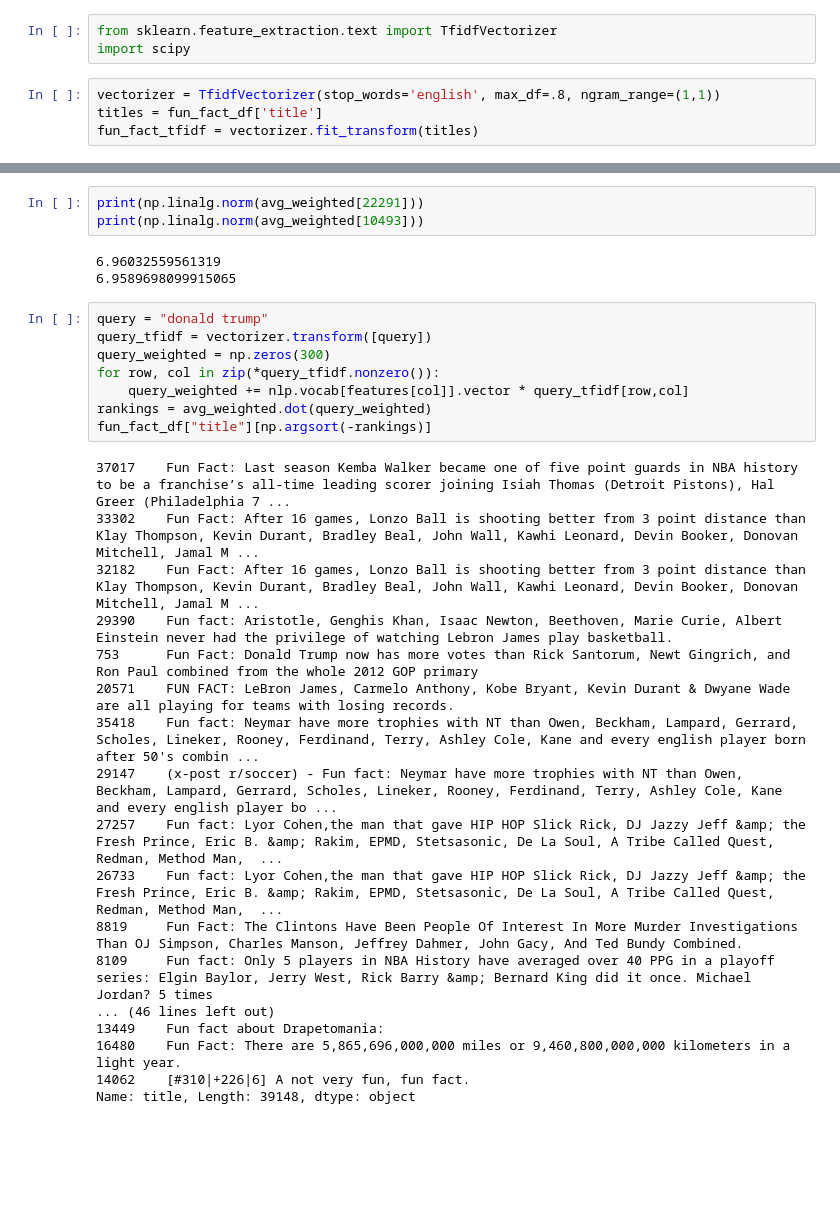
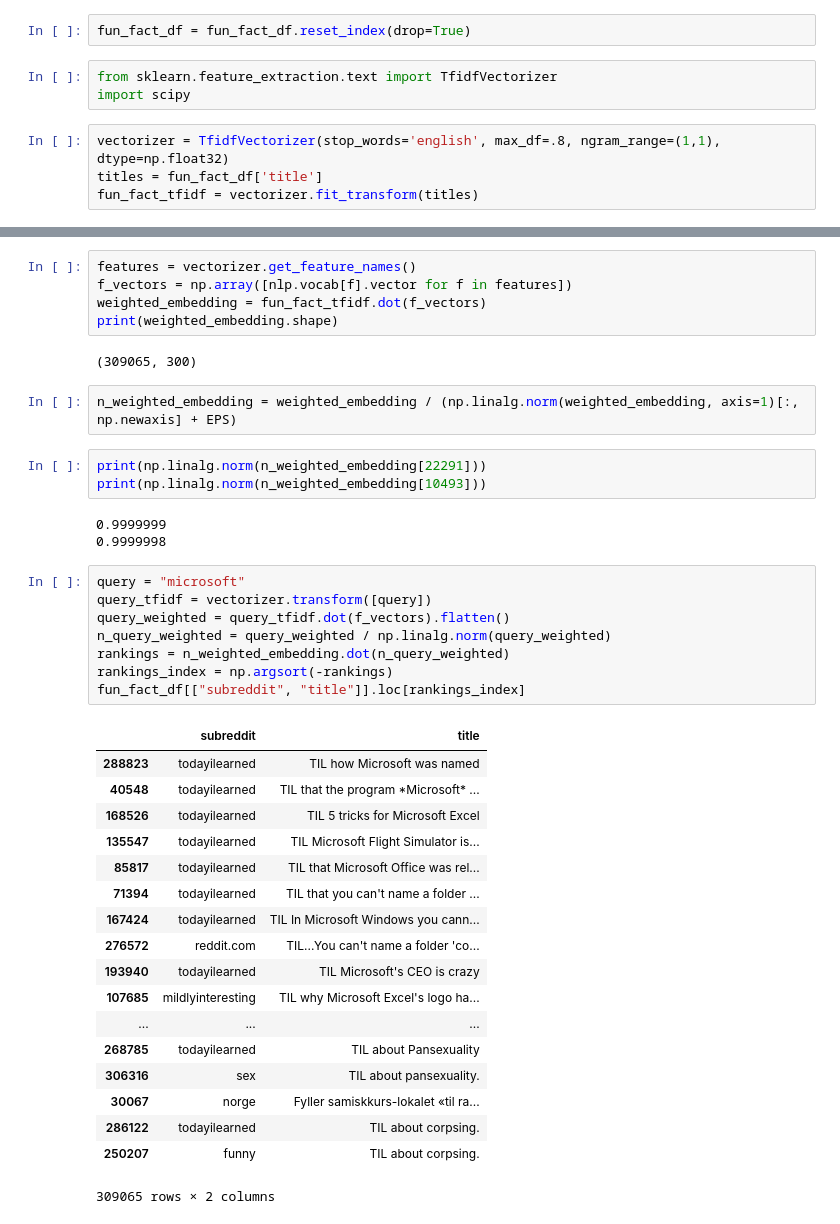
Before and after one commit to dannyqiu/fun-fax, a Jupyter notebook: incubator/weighted_word_embeddings.ipynb, the cells around one changed output, grey strips where cells are left out. Saved outputs shown, nothing was run; the diff lists cells and outputs as text; blank space fills up the shorter version.

```diff
--- a/incubator/weighted_word_embeddings.ipynb
+++ b/incubator/weighted_word_embeddings.ipynb
@@ -13,8 +18,10 @@ fun_fact_df = fun_fact_df.dropna(axis='rows', subset=required_columns).reset_ind
+# %%
+fun_fact_df = fun_fact_df.reset_index(drop=True)
 # %%
 from sklearn.feature_extraction.text import TfidfVectorizer
 import scipy
 # %%
-vectorizer = TfidfVectorizer(stop_words='english', max_df=.8, ngram_range=(1,1))
+vectorizer = TfidfVectorizer(stop_words='english', max_df=.8, ngram_range=(1,1), dtype=np.float32)
 titles = fun_fact_df['title']
 fun_fact_tfidf = vectorizer.fit_transform(titles)
 # %%
@@ -52,35 +50,45 @@ matrix([[1],
+# %%
+features = vectorizer.get_feature_names()
+f_vectors = np.array([nlp.vocab[f].vector for f in features])
+weighted_embedding = fun_fact_tfidf.dot(f_vectors)
+print(weighted_embedding.shape)
+# %% [output]
+(309065, 300)
+# %%
+n_weighted_embedding = weighted_embedding / (np.linalg.norm(weighted_embedding, axis=1)[:, np.newaxis] + EPS)
 # %%
-print(np.linalg.norm(avg_weighted[22291]))
-print(np.linalg.norm(avg_weighted[10493]))
+print(np.linalg.norm(n_weighted_embedding[22291]))
+print(np.linalg.norm(n_weighted_embedding[10493]))
 # %% [output]
-6.96032559561319
-6.9589698099915065
+0.9999999
+0.9999998
-# %%
-query = "donald trump"
-query_tfidf = vectorizer.transform([query])
-query_weighted = np.zeros(300)
-for row, col in zip(*query_tfidf.nonzero()):
-    query_weighted += nlp.vocab[features[col]].vector * query_tfidf[row,col]
-rankings = avg_weighted.dot(query_weighted)
-fun_fact_df["title"][np.argsort(-rankings)]
-# %% [output]
-37017    Fun Fact: Last season Kemba Walker became one of five point guards in NBA history to be a franchise’s all-time leading scorer joining Isiah Thomas (Detroit Pistons), Hal Greer (Philadelphia 7 ...
-33302    Fun Fact: After 16 games, Lonzo Ball is shooting better from 3 point distance than Klay Thompson, Kevin Durant, Bradley Beal, John Wall, Kawhi Leonard, Devin Booker, Donovan Mitchell, Jamal M ...
-32182    Fun Fact: After 16 games, Lonzo Ball is shooting better from 3 point distance than Klay Thompson, Kevin Durant, Bradley Beal, John Wall, Kawhi Leonard, Devin Booker, Donovan Mitchell, Jamal M ...
-29390    Fun fact: Aristotle, Genghis Khan, Isaac Newton, Beethoven, Marie Curie, Albert Einstein never had the privilege of watching Lebron James play basketball.
-753      Fun Fact: Donald Trump now has more votes than Rick Santorum, Newt Gingrich, and Ron Paul combined from the whole 2012 GOP primary
-20571    FUN FACT: LeBron James, Carmelo Anthony, Kobe Bryant, Kevin Durant & Dwyane Wade are all playing for teams with losing records.
-35418    Fun fact: Neymar have more trophies with NT than Owen, Beckham, Lampard, Gerrard, Scholes, Lineker, Rooney, Ferdinand, Terry, Ashley Cole, Kane and every english player born after 50's combin ...
-29147    (x-post r/soccer) - Fun fact: Neymar have more trophies with NT than Owen, Beckham, Lampard, Gerrard, Scholes, Lineker, Rooney, Ferdinand, Terry, Ashley Cole, Kane and every english player bo ...
-27257    Fun fact: Lyor Cohen,the man that gave HIP HOP Slick Rick, DJ Jazzy Jeff &amp; the Fresh Prince, Eric B. &amp; Rakim, EPMD, Stetsasonic, De La Soul, A Tribe Called Quest, Redman, Method Man,  ...
-26733    Fun fact: Lyor Cohen,the man that gave HIP HOP Slick Rick, DJ Jazzy Jeff &amp; the Fresh Prince, Eric B. &amp; Rakim, EPMD, Stetsasonic, De La Soul, A Tribe Called Quest, Redman, Method Man,  ...
-8819     Fun Fact: The Clintons Have Been People Of Interest In More Murder Investigations Than OJ Simpson, Charles Manson, Jeffrey Dahmer, John Gacy, And Ted Bundy Combined.
-8109     Fun fact: Only 5 players in NBA History have averaged over 40 PPG in a playoff series: Elgin Baylor, Jerry West, Rick Barry &amp; Bernard King did it once. Michael Jordan? 5 times
-... (46 lines left out)
-13449    Fun fact about Drapetomania:
-16480    Fun Fact: There are 5,865,696,000,000 miles or 9,460,800,000,000 kilometers in a light year.
-14062    [#310|+226|6] A not very fun, fun fact.
-Name: title, Length: 39148, dtype: object
+# %%
+query = "microsoft"
+query_tfidf = vectorizer.transform([query])
+query_weighted = query_tfidf.dot(f_vectors).flatten()
+n_query_weighted = query_weighted / np.linalg.norm(query_weighted)
+rankings = n_weighted_embedding.dot(n_query_weighted)
+rankings_index = np.argsort(-rankings)
+fun_fact_df[["subreddit", "title"]].loc[rankings_index]
+# %% [output]
+|  | subreddit | title |
+| 288823 | todayilearned | TIL how Microsoft was named |
+| 40548 | todayilearned | TIL that the program *Microsoft* ... |
+| 168526 | todayilearned | TIL 5 tricks for Microsoft Excel |
+| 135547 | todayilearned | TIL Microsoft Flight Simulator is... |
+| 85817 | todayilearned | TIL that Microsoft Office was rel... |
+| 71394 | todayilearned | TIL that you can't name a folder ... |
+| 167424 | todayilearned | TIL In Microsoft Windows you cann... |
+| 276572 | reddit.com | TIL...You can't name a folder 'co... |
+| 193940 | todayilearned | TIL Microsoft's CEO is crazy |
+| 107685 | mildlyinteresting | TIL why Microsoft Excel's logo ha... |
+| ... | ... | ... |
+| 268785 | todayilearned | TIL about Pansexuality |
+| 306316 | sex | TIL about pansexuality. |
+| 30067 | norge | Fyller samiskkurs-lokalet «til ra... |
+| 286122 | todayilearned | TIL about corpsing. |
+| 250207 | funny | TIL about corpsing. |
+309065 rows × 2 columns
 # %%
 query_tfidf.data
 # %% [output]
```
Also changed, not shown: parts of 21 cells of this notebook.
